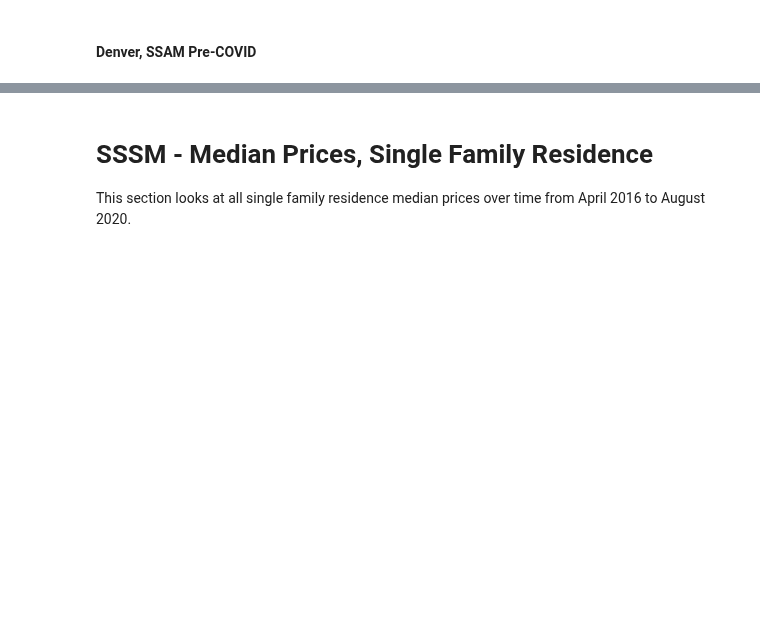
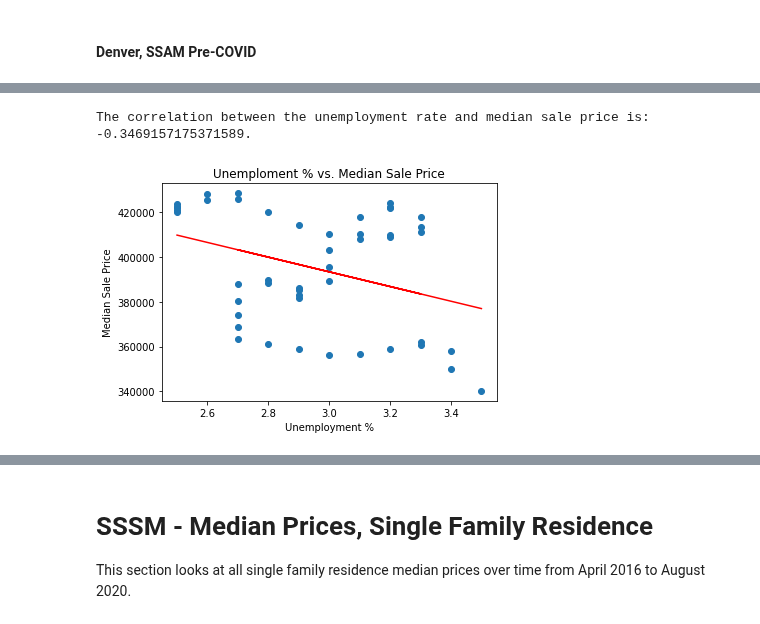
Before and after one commit to binetala/The_Very_Best_Team, a Jupyter notebook: Cole/median_sale_price_analyses.ipynb, the cells around one changed output, grey strips where cells are left out. Saved outputs shown, nothing was run; the diff lists cells and outputs as text; code cells hidden in the pictures; blank space fills up the shorter version.

```diff
--- a/Cole/median_sale_price_analyses.ipynb
+++ b/Cole/median_sale_price_analyses.ipynb
@@ -142,0 +125,36 @@ denver_ssam_pre19.head()
+# %%
+# Set x,y for correlation and scatter
+pre19_den_unemp_x = denver_ssam_pre19["Unemployment Rate"]
+pre19_den_value_y = denver_ssam_pre19["Value"]
+
+# Calc correlation
+pre19_denver_correlation = st.pearsonr(pre19_den_unemp_x,pre19_den_value_y)
+print(f"The correlation between the unemployment rate and median sale price is: {pre19_denver_correlation[0]}.")
+
+# Formula
+(slope, intercept, rvalue, pvalue, stderr) = linregress(pre19_den_unemp_x, pre19_den_value_y)
+den_regress_values = pre19_den_unemp_x * slope + intercept
+
+# Plot
+plt.scatter(pre19_den_unemp_x, pre19_den_value_y)
+plt.plot(pre19_den_unemp_x, den_regress_values, "r-")
+
+# den_ssam_scatter = denver_ssam_pre19[["Unemployment Rate", "Value"]]
+# den_ssam_scatter.plot("Unemployment Rate", "Value", kind="scatter")
+# plt.title("Denver (2016-2020) \n Unemployment and Median Sale Price - All Homes")
+# plt.show()
+
+# Line Equation
+# greeley_line_eq = "y = " + str(round(slope,2)) + "x + " + str(round(intercept,2))
+
+# Design Plot
+# plt.annotate(greeley_line_eq,(6, 280000),fontsize=15,color="red")
+plt.title("Unemploment % vs. Median Sale Price")
+plt.xlabel("Unemployment %")
+plt.ylabel('Median Sale Price')
+
+# Show
+plt.show()
+# %% [output]
+The correlation between the unemployment rate and median sale price is: -0.3469157175371589.
+[figure, added]
```
Also changed, not shown: parts of 10 cells of this notebook.
